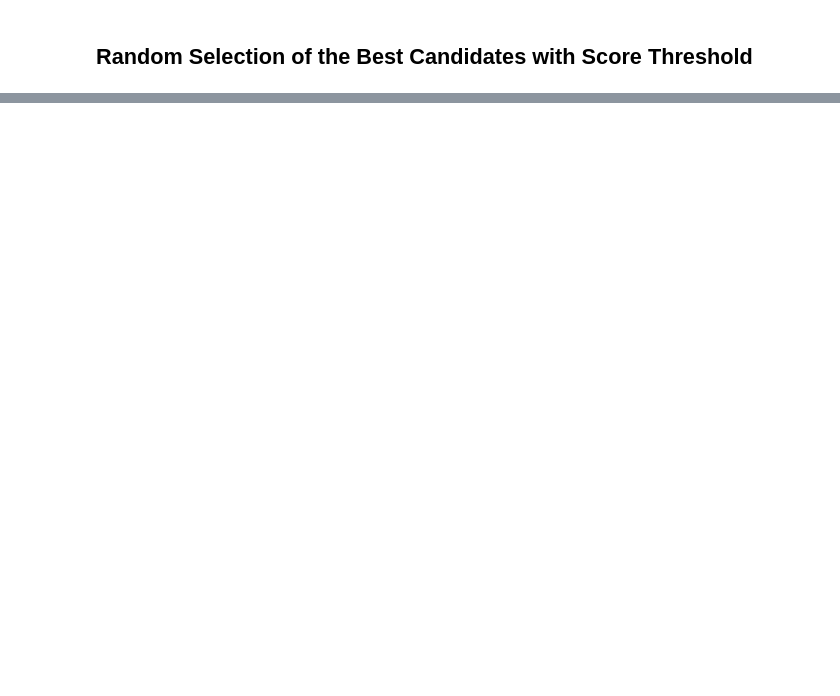
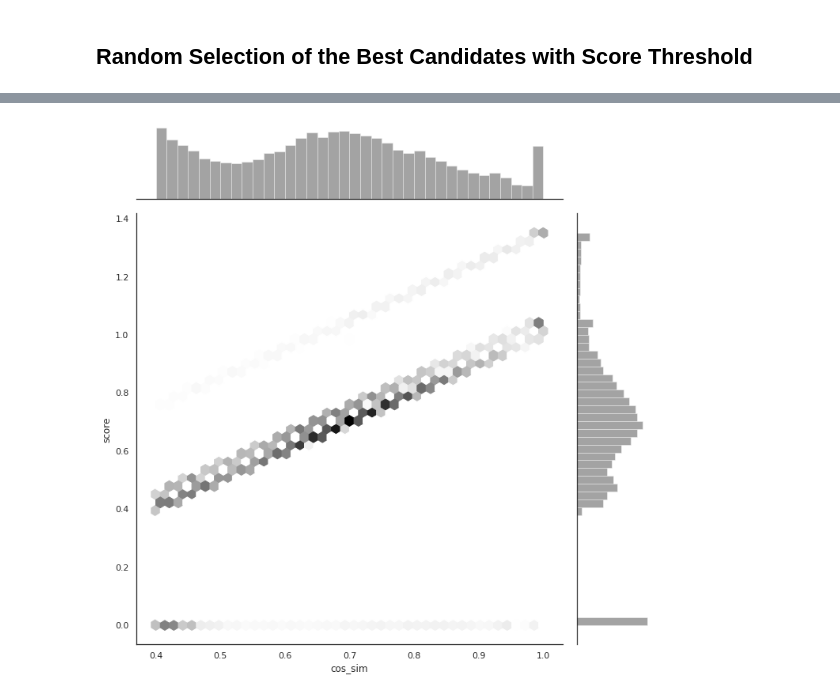
Before and after one commit to AlpAribal/idp-ws19, a Jupyter notebook: notebooks/3_matching_names.ipynb, the cells around one changed output, grey strips where cells are left out. Cells and saved outputs as stored; diff of their text form; code cells hidden in the pictures; blank space fills up the shorter version.

```diff
--- a/notebooks/3_matching_names.ipynb
+++ b/notebooks/3_matching_names.ipynb
@@ -272,0 +275,7 @@ selections[columns].to_csv('../results/matching_table_with_threshold.csv')
+# %%
+fig_data = best_matches[best_matches.cos_sim<1]
+
+with sns.axes_style("white"):
+    sns.jointplot(x=fig_data.cos_sim, y=fig_data.score, kind="hex", color="k", height = 10);
+# %% [output]
+[figure, added]
```
Also changed, not shown: parts of 22 cells of this notebook, 3 other files.
